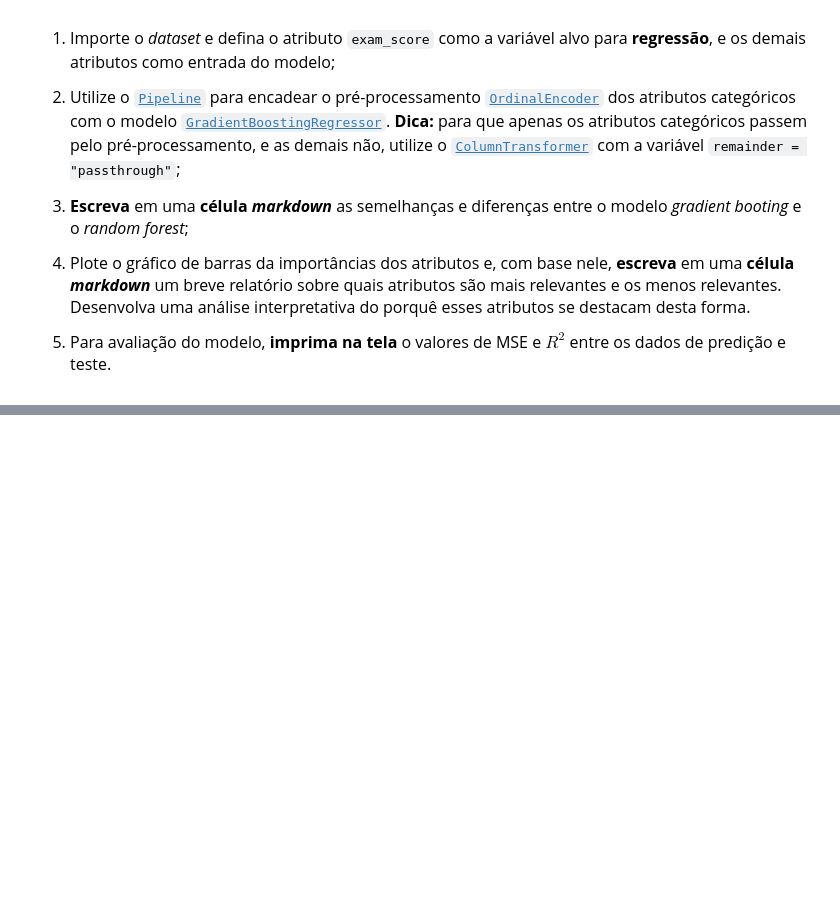
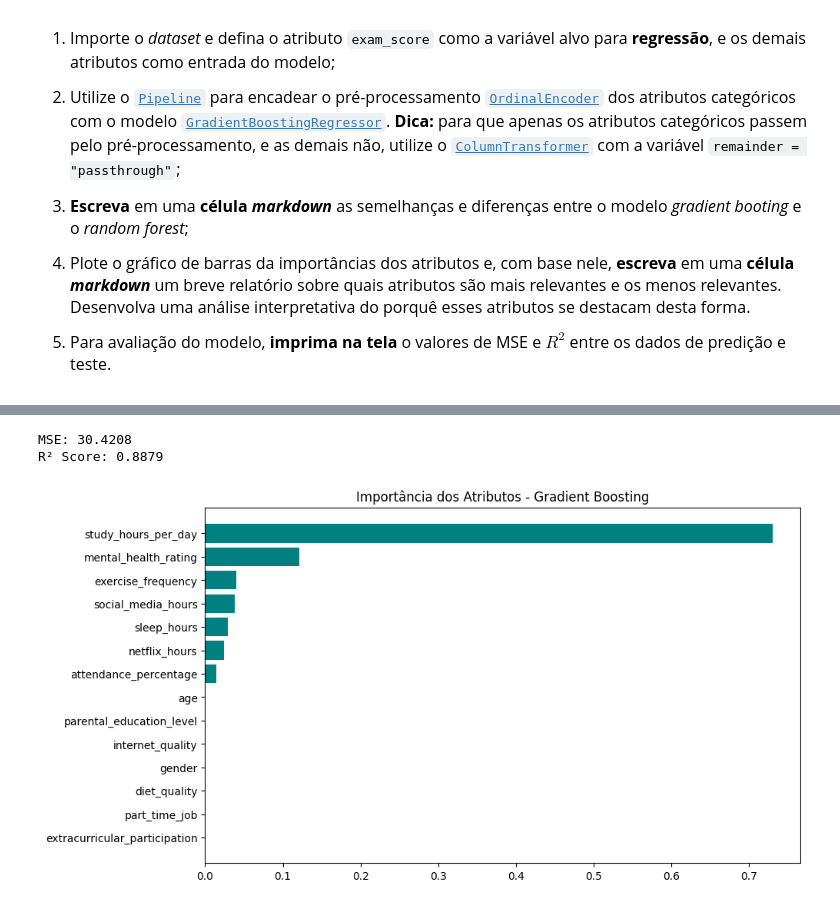
Before and after one commit to Alomyr/Apredizado-de-maquina-supervisonado, a Jupyter notebook: Unidade02/Atividades/atividade3.ipynb, the cells around one changed output, grey strips where cells are left out. Saved outputs shown, nothing was run; the diff lists cells and outputs as text; code cells hidden in the pictures; blank space fills up the shorter version.

```diff
--- a/Unidade02/Atividades/atividade3.ipynb
+++ b/Unidade02/Atividades/atividade3.ipynb
@@ -124,0 +307,25 @@ Com base no *dataset* de [Performance Acadêmica](https://www.kaggle.com/dataset
+# %%
+pipe.fit(x_train, y_train)
+
+y_pred = pipe.predict(x_test)
+mse = mean_squared_error(y_test, y_pred)
+r2 = r2_score(y_test, y_pred)
+
+print(f"MSE: {mse:.4f}")
+print(f"R² Score: {r2:.4f}")
+
+feature_names = categorical_cols + [col for col in x.columns if col not in categorical_cols]
+importances = pipe.named_steps['model'].feature_importances_
+
+df_importance = pd.DataFrame({'feature': feature_names, 'importance': importances})
+df_importance = df_importance.sort_values(by='importance', ascending=False)
+
+plot.figure(figsize=(10, 6))
+plot.barh(df_importance['feature'], df_importance['importance'], color='teal')
+plot.gca().invert_yaxis()
+plot.title("Importância dos Atributos - Gradient Boosting")
+plot.show()
+# %% [output]
+MSE: 30.4208
+R² Score: 0.8879
+[figure, added]
```
Also changed, not shown: parts of 13 cells of this notebook.
